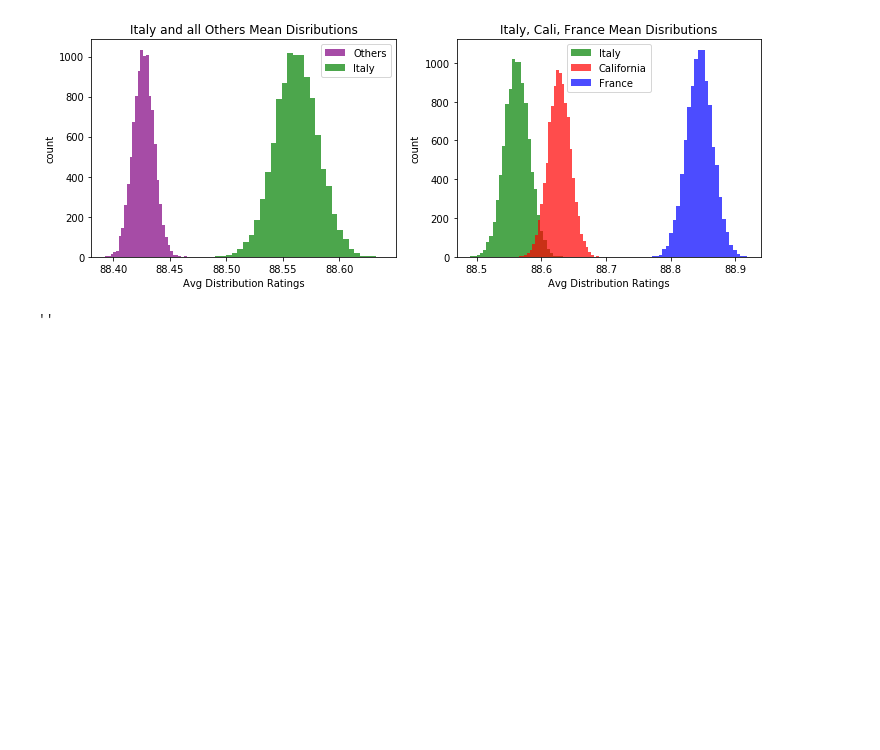
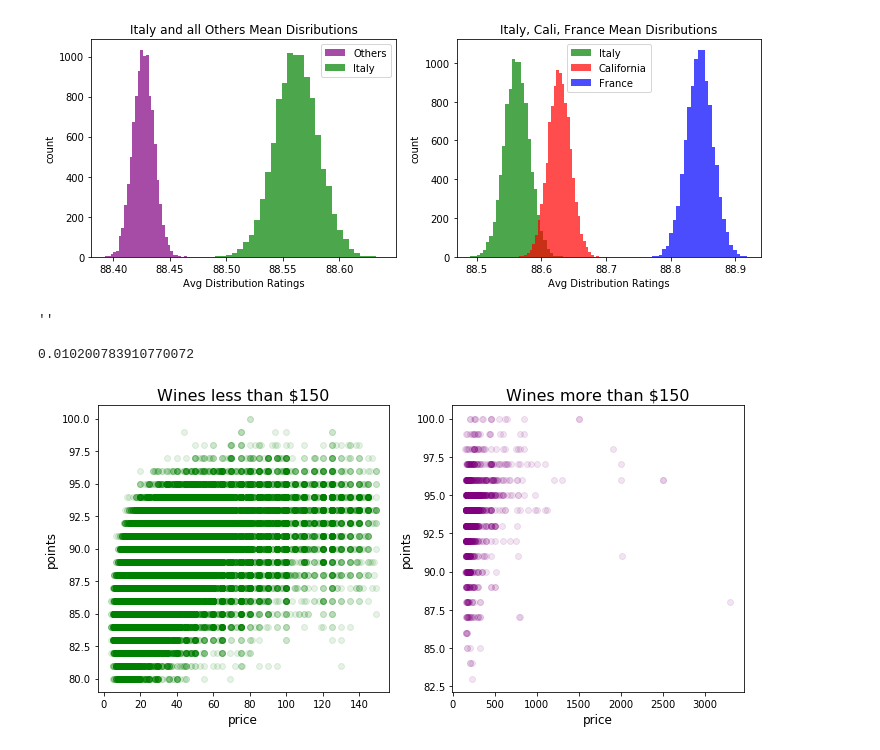
Before and after one commit to hberginc/wine_ratings_data_analysis, a Jupyter notebook: notebooks/hypotheses_visuals.ipynb, the cells around one changed output. Drawn from its saved outputs; the diff is of its cells as text; code cells hidden in the pictures; blank space fills up the shorter version.

Commit message:
added price corr test

```diff
--- a/notebooks/hypotheses_visuals.ipynb
+++ b/notebooks/hypotheses_visuals.ipynb
@@ -134,3 +129,28 @@ plt.show()
 # %% [output]
 [figure]
 ''
+# %%
+ len(expensive)/(len(cheap)+ len(expensive))
+# %% [output]
+0.010200783910770072
+# %%
+have_price = df.dropna(0, how = 'any', subset=['price'])
+expensive = have_price[have_price['price']>150]
+cheap = have_price[have_price['price']<150]
+
+
+fig, axs = plt.subplots(1,2, figsize = (10, 5))
+plt.subplots_adjust(wspace = 0.3)
+axs[0].scatter('price', 'points', data = cheap, c = 'g',alpha = 0.1)
+axs[0].set_xlabel('price',fontsize = 12)
+axs[0].set_ylabel('points', fontsize = 12)
+axs[0].set_title('Wines less than $150', fontsize = 16)
+axs[1].scatter('price', 'points', data = expensive, c = 'purple' , alpha = 0.1)
+axs[1].set_title('Wines more than $150', fontsize = 16)
+axs[1].set_xlabel('price', fontsize = 12)
+axs[1].set_ylabel('points', fontsize = 12)
+plt.tight_layout()
+#plt.savefig('price_scatter.png')
+plt.show()
+# %% [output]
+[figure, added]
```
Also changed, not shown: parts of 3 cells of this notebook, 9 other files.
